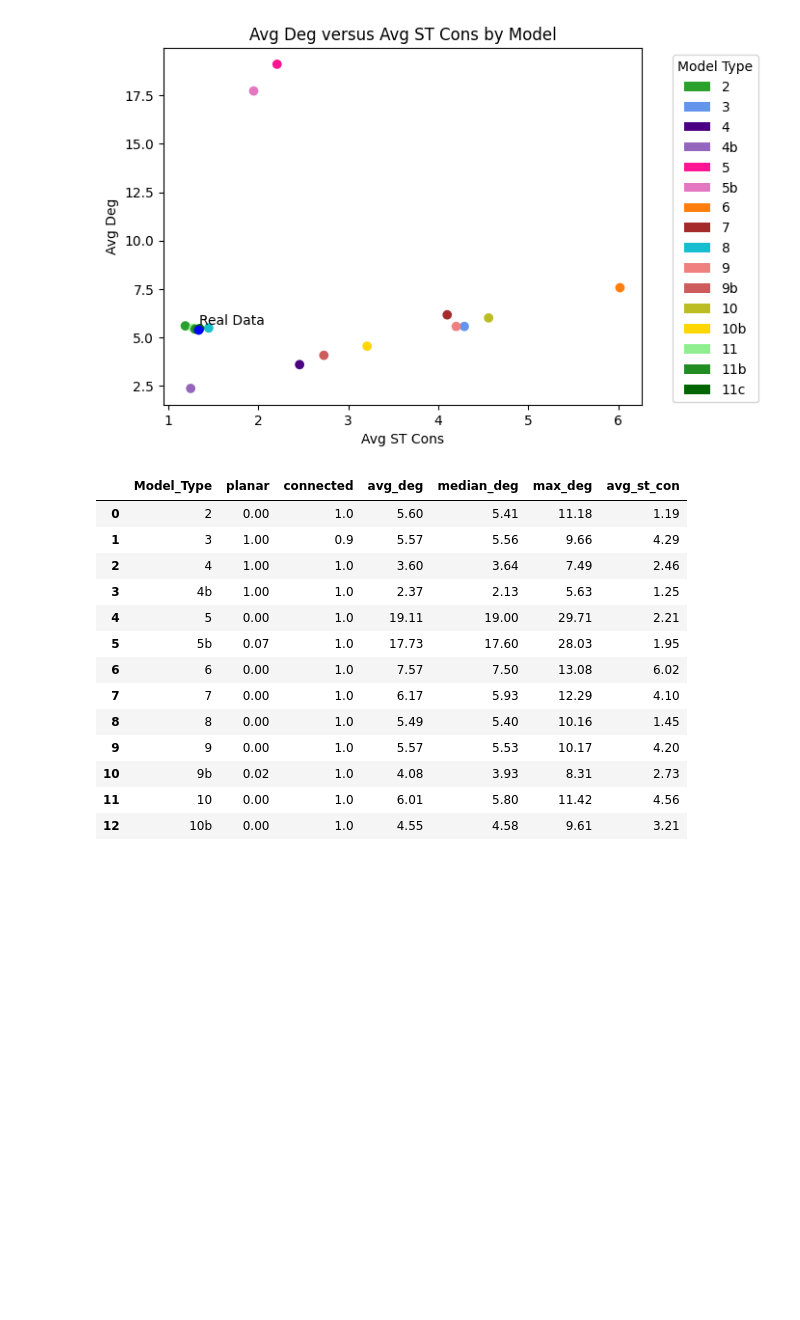
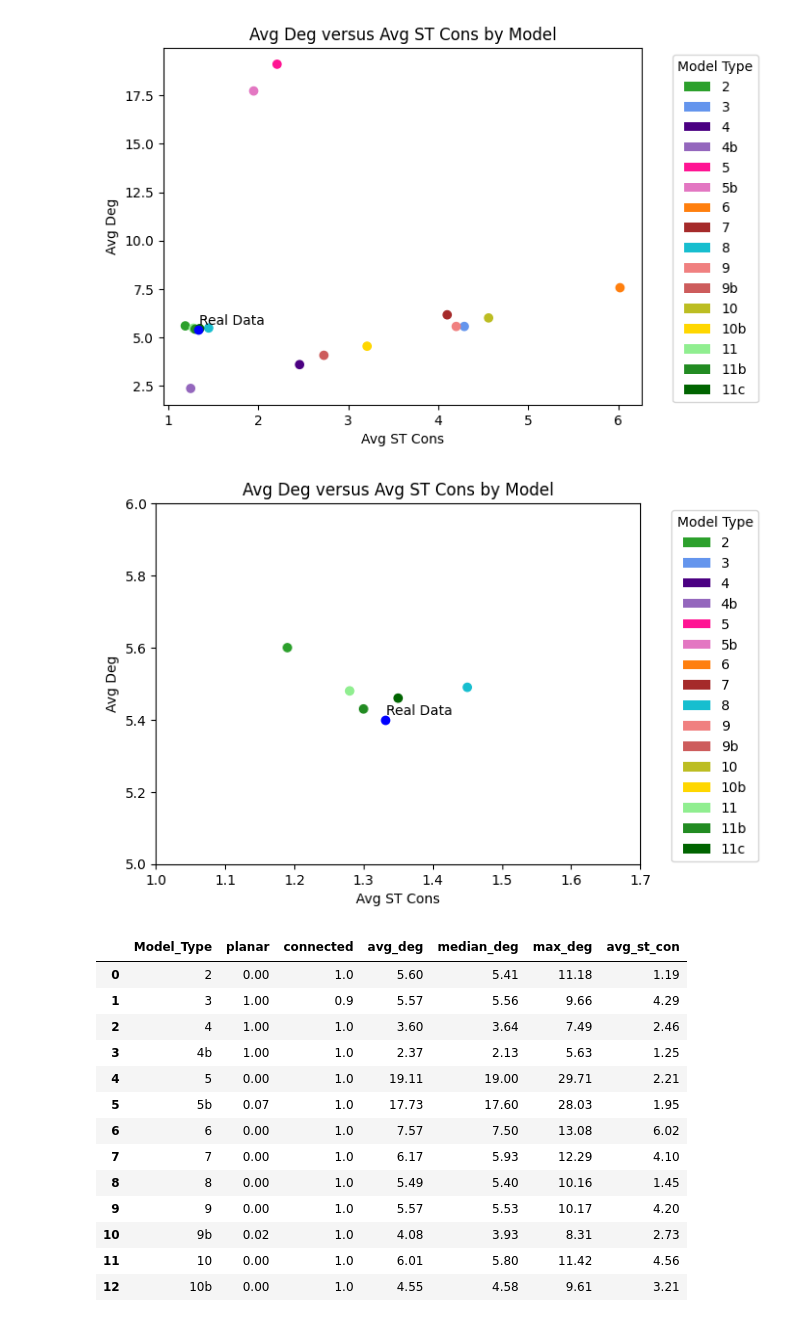
Before and after one commit to afr13dman/senior-thesis, a Jupyter notebook: visualize_models.ipynb, the cells around one changed output. Cells and saved outputs as stored; diff of their text form; code cells hidden in the pictures; blank space fills up the shorter version.

Commit message:
add another image

```diff
--- a/visualize_models.ipynb
+++ b/visualize_models.ipynb
@@ -59,6 +59,22 @@ plt.title("Avg Deg versus Avg ST Cons by Model")
 plt.savefig(f'imgs/av_deg_st_cons_by_model.png')
 # %% [output]
 [figure]
+# %%
+plt.scatter(x=df["avg_st_con"], y=df["avg_deg"], c=colors)
+
+plt.scatter(x=rd_st_cons, y=rd_avg_deg, c="blue")
+plt.annotate(f'Real Data', (rd_st_cons, rd_avg_deg), textcoords="offset pixels")
+
+plt.xlabel("Avg ST Cons")
+plt.ylabel("Avg Deg")
+legend_elements = [Patch(facecolor=color, label=label) for label, color in model_colors.items()]
+plt.legend(handles=legend_elements, title="Model Type", bbox_to_anchor=(1.05, 1), loc='upper left')
+plt.title("Avg Deg versus Avg ST Cons by Model")
+plt.xlim(1, 1.7)
+plt.ylim(5, 6)
+plt.savefig(f'imgs/av_deg_st_cons_by_model_zoomed_in.png')
+# %% [output]
+[figure, added]
 # %%
 df
 # %% [output]
```
Also changed, not shown: 2 other files.
